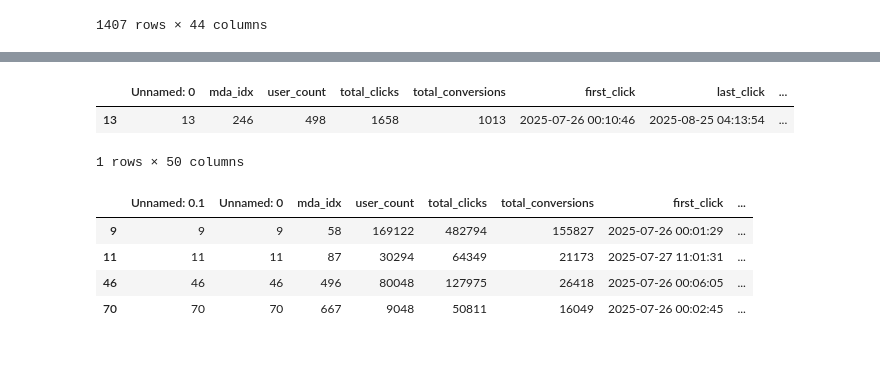
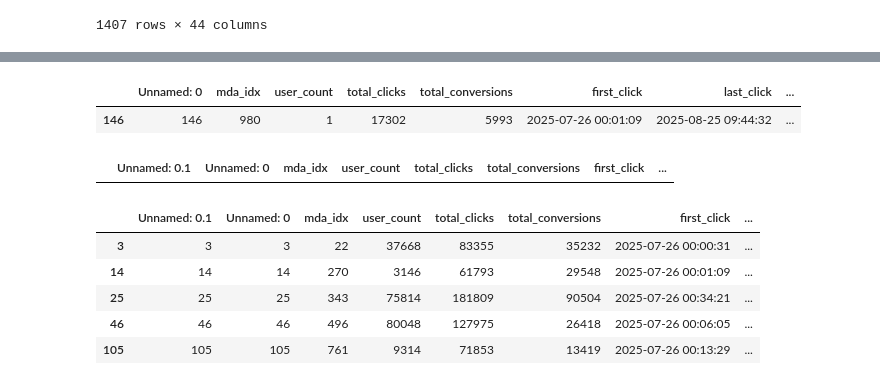
Before and after one commit to sese7414/reward_ads_project, a Jupyter notebook: ming/ads_performance.ipynb, the cells around one changed output, grey strips where cells are left out. Cells and saved outputs as stored; diff of their text form; code cells hidden in the pictures; blank space fills up the shorter version.

```diff
--- a/ming/ads_performance.ipynb
+++ b/ming/ads_performance.ipynb
@@ -254,16 +255,20 @@ ads_28947
 # 3) 특정 광고 + 특정 매체만 보고 싶을 때(정확히 한 줄 나옴)
 one_pair = analyze_ads_performance(28947, click, mda_idx=123)
 # %%
-media_portfolio[media_portfolio['mda_idx'].isin([246])]
+media_portfolio[media_portfolio['mda_idx'].isin([980])]
 # %% [output]
 |  | Unnamed: 0 | mda_idx | user_count | total_clicks | total_conversions | first_click | last_click | ... |
-| 13 | 13 | 246 | 498 | 1658 | 1013 | 2025-07-26 00:10:46 | 2025-08-25 04:13:54 | ... |
+| 146 | 146 | 980 | 1 | 17302 | 5993 | 2025-07-26 00:01:09 | 2025-08-25 09:44:32 | ... |
-1 rows × 50 columns
+# %%
+media_performance[media_performance['mda_idx']==980]
+# %% [output]
+|  | Unnamed: 0.1 | Unnamed: 0 | mda_idx | user_count | total_clicks | total_conversions | first_click | ... |
 # %%
-media_performance[media_performance['mda_idx'].isin([667, 496, 58, 87])]
+media_performance[media_performance['mda_idx'].isin([496, 270, 22, 761, 343])]
 # %% [output]
 |  | Unnamed: 0.1 | Unnamed: 0 | mda_idx | user_count | total_clicks | total_conversions | first_click | ... |
-| 9 | 9 | 9 | 58 | 169122 | 482794 | 155827 | 2025-07-26 00:01:29 | ... |
-| 11 | 11 | 11 | 87 | 30294 | 64349 | 21173 | 2025-07-27 11:01:31 | ... |
+| 3 | 3 | 3 | 22 | 37668 | 83355 | 35232 | 2025-07-26 00:00:31 | ... |
+| 14 | 14 | 14 | 270 | 3146 | 61793 | 29548 | 2025-07-26 00:01:09 | ... |
+| 25 | 25 | 25 | 343 | 75814 | 181809 | 90504 | 2025-07-26 00:34:21 | ... |
 | 46 | 46 | 46 | 496 | 80048 | 127975 | 26418 | 2025-07-26 00:06:05 | ... |
-| 70 | 70 | 70 | 667 | 9048 | 50811 | 16049 | 2025-07-26 00:02:45 | ... |
+| 105 | 105 | 105 | 761 | 9314 | 71853 | 13419 | 2025-07-26 00:13:29 | ... |
```
Also changed, not shown: parts of 3 cells of this notebook, 14 other files.
